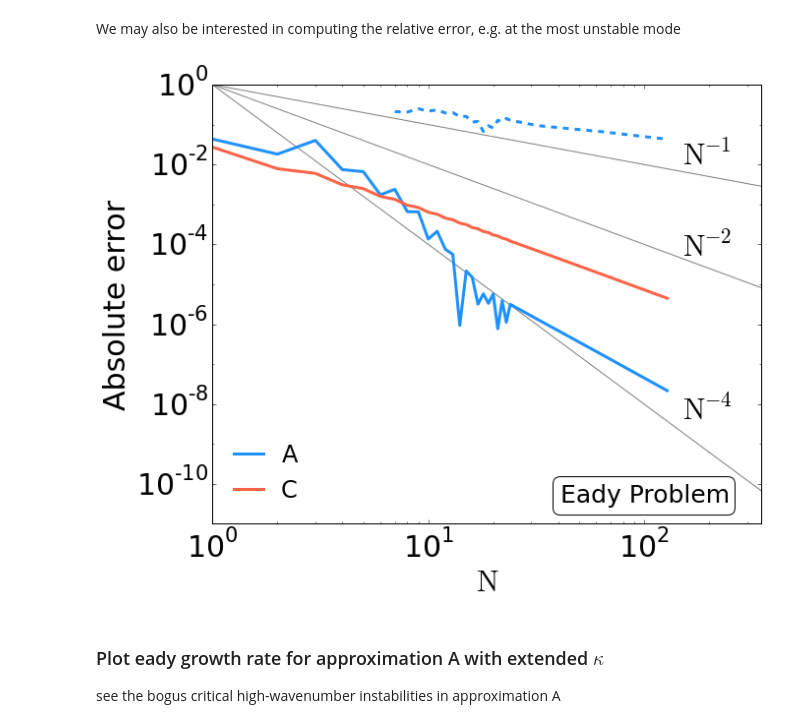
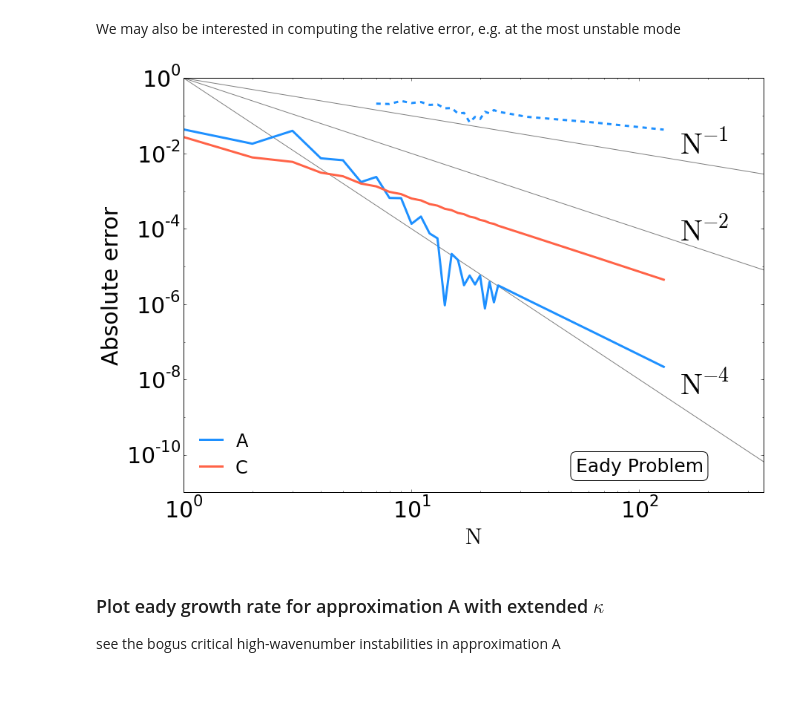
Before and after one commit to cesar-rocha/qg_vertical_modes, a Jupyter notebook: eady_problem/linear_eady_galerk.ipynb, the cells around one changed output. Drawn from its saved outputs; the diff is of its cells as text; code cells hidden in the pictures; blank space fills up the shorter version.

```diff
--- a/eady_problem/linear_eady_galerk.ipynb
+++ b/eady_problem/linear_eady_galerk.ipynb
@@ -50,7 +50,7 @@ We then call this function for various $\mathrm{N}$, and plot it using matplotli
 import numpy as np
 import matplotlib.pyplot as plt
 %matplotlib inline
-plt.rcParams.update({'font.size': 30, 'legend.handlelength'  : 1.25})
+plt.rcParams.update({'font.size': 40, 'legend.handlelength'  : 1.25})
 
 z = np.linspace(-1.,0,300)
 U_exact = z + 1.
@@ -493,34 +493,34 @@ for n in range(Nmodes.size):
 # %%
 ns = np.array([1,500.])
 lw = 3.
 
-plt.figure(figsize=(10,8))
+plt.figure(figsize=(14,10))
 
 plt.loglog(ns,1/ns**2,'k',alpha=.5)
 plt.loglog(ns,1/ns**1,'k',alpha=.5)
 plt.loglog(ns,1/ns**4,'k',alpha=.5)
 
 # solid line error at k ~2 (max growth rate)
 plt.loglog(Nmodes,errorA[:,1],color=color1,label='A',linewidth=lw)
 plt.loglog(Nmodes,errorC[:,1],color=color2,label='C',linewidth=lw)
 # dashed line error at k ~8 (max growth rate)
 plt.loglog(Nmodes,errorA[:,-1],'--',color=color1,linewidth=lw)
 plt.loglog(Nmodes,errorC[:,-1],'--',color=color2,linewidth=lw)
 plt.legend(loc=3)
 plt.yticks(np.array([1.e-10,1.e-8,1.e-6,1.e-4,1.e-2,1.e0]))
 plt.tick_params(axis='both', which='major', labelsize=30)
 plt.text(150,4.e-9,r'$\mathrm{N}^{-4}$')
 plt.text(150,5.e-5,r'$\mathrm{N}^{-2}$')
 plt.text(150,1.e-2,r'$\mathrm{N}^{-1}$')
 plt.xlabel(r"$\mathrm{N}$",fontsize=30)
 plt.ylabel(r"Absolute error",fontsize=30)
 plt.xlim(0,350)
 plt.text(100, .5e-10, r"Eady Problem", size=25, rotation=0.,\
                 ha="center", va="center",\
                 bbox = dict(boxstyle="round",ec='k',fc='w'))
 plt.savefig('figs/Error_eady.eps',format='eps')
 # %% [output]
-[figure, old version]
+[figure, new version]
 # %% [markdown]
 ### Plot eady growth rate for approximation A with extended $\kappa$
 see the bogus critical high-wavenumber instabilities in approximation A
```
Also changed, not shown: parts of 1 cell of this notebook.
